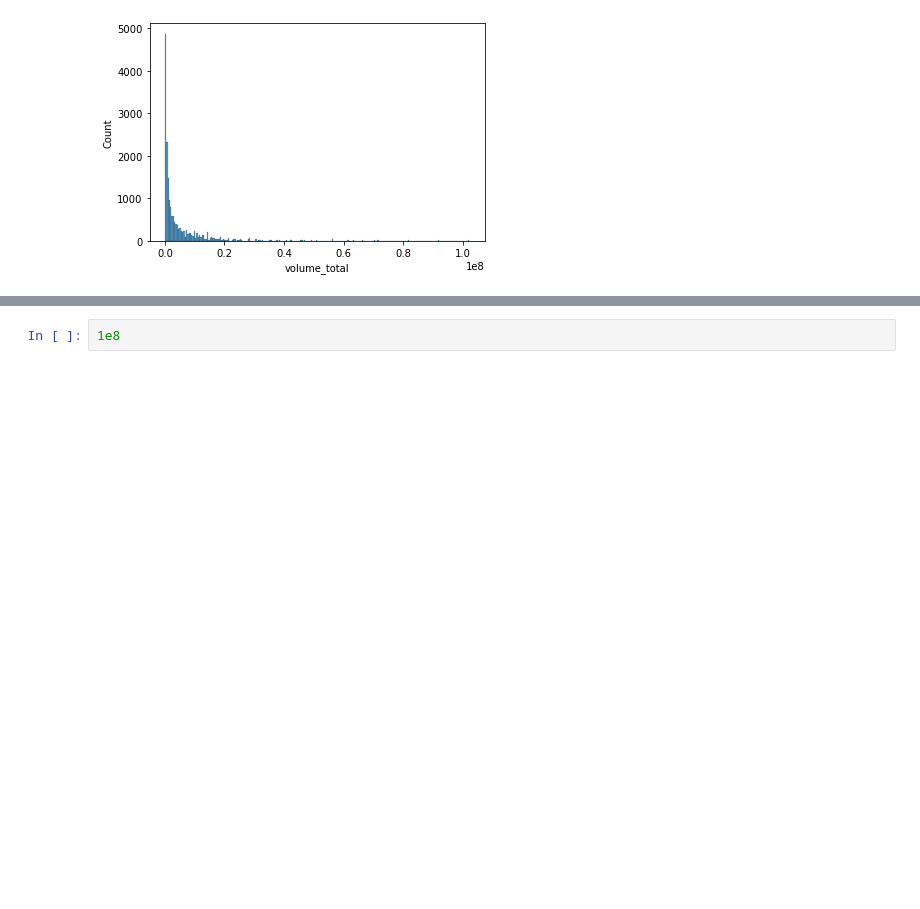
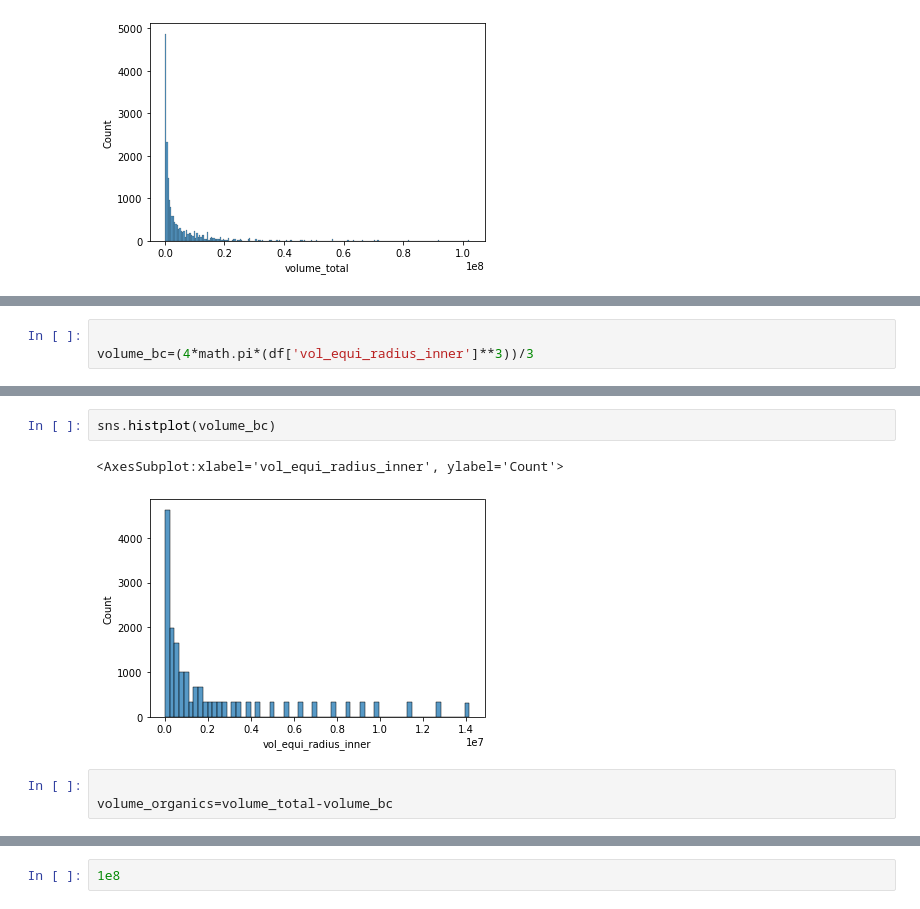
Before and after one commit to jaikrishna-patil/BC-Aerosol-Project, a Jupyter notebook: Notebooks/Understanding new data.ipynb, the cells around one changed output, grey strips where cells are left out. Cells and saved outputs as stored; diff of their text form; blank space fills up the shorter version.

```diff
--- a/Notebooks/Understanding new data.ipynb
+++ b/Notebooks/Understanding new data.ipynb
@@ -642,0 +672,3 @@ sns.histplot(df['volume_total'])
+# %%
+
+volume_bc=(4*math.pi*(df['vol_equi_radius_inner']**3))/3
@@ -642,0 +680,8 @@ sns.histplot(df['volume_total'])
+# %%
+sns.histplot(volume_bc)
+# %% [output]
+<AxesSubplot:xlabel='vol_equi_radius_inner', ylabel='Count'>
+[figure, added]
+# %%
+
+volume_organics=volume_total-volume_bc
```
Also changed, not shown: parts of 9 cells of this notebook, 8 other files.
